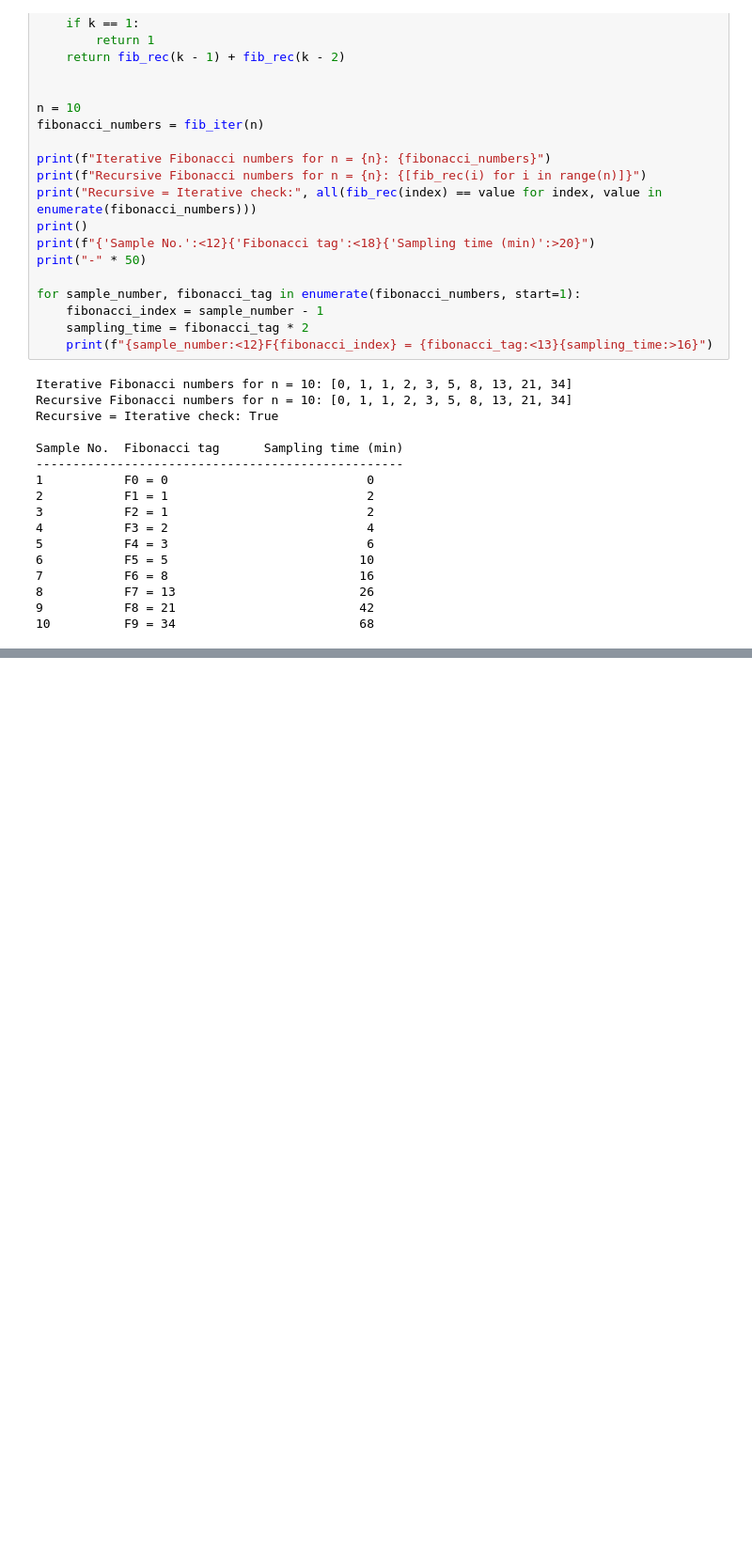
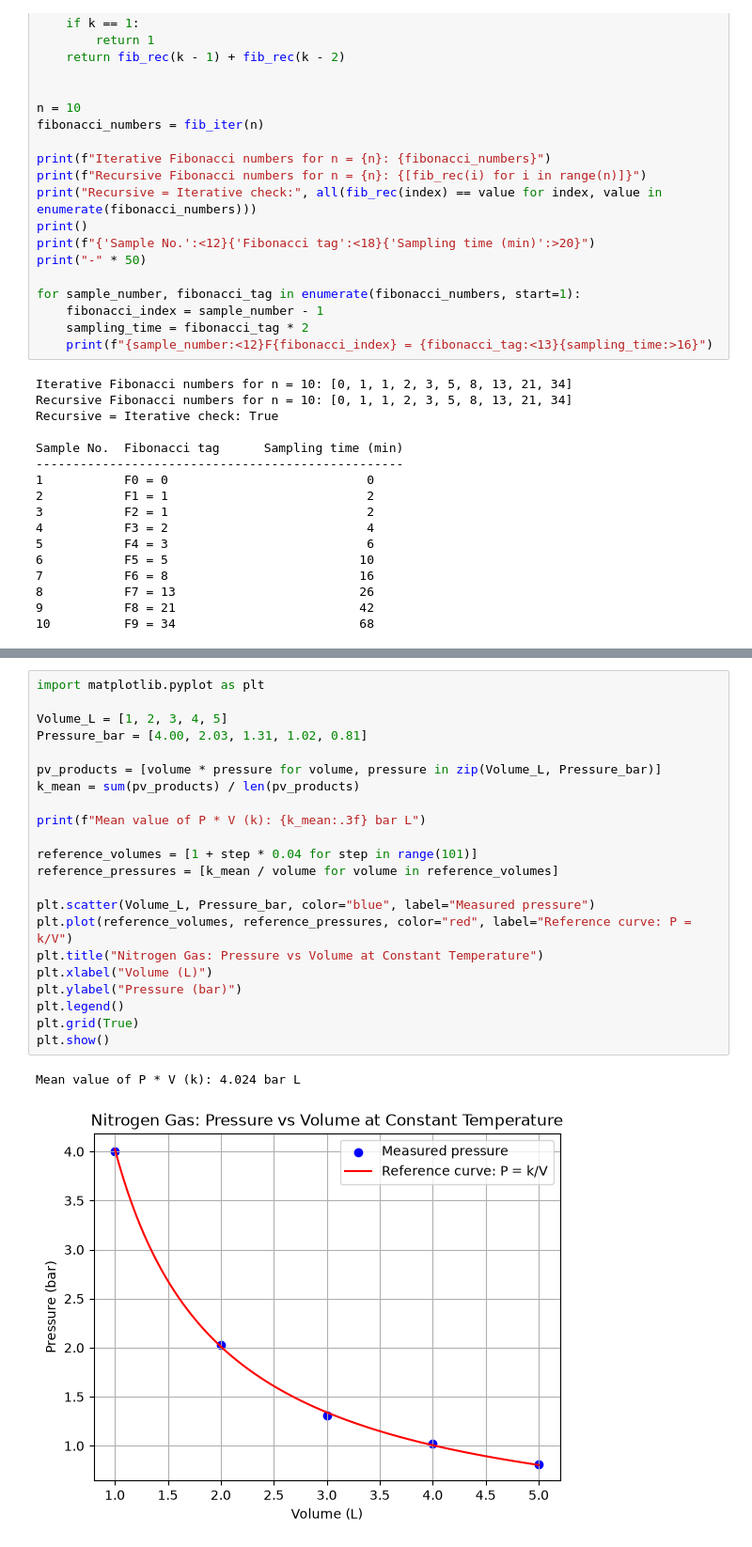
Before and after one commit to ishanvisomalwar1067/CP_Practical, a Jupyter notebook: Roll No_20251001067_SetA.ipynb, the cells around one changed output, grey strips where cells are left out. Shown at 94% size. Cells and saved outputs as stored; diff of their text form; blank space fills up the shorter version.

```diff
--- a/Roll No_20251001067_SetA.ipynb
+++ b/Roll No_20251001067_SetA.ipynb
@@ -248,0 +330,25 @@ Sample No.  Fibonacci tag      Sampling time (min)
+# %%
+import matplotlib.pyplot as plt
+
+Volume_L = [1, 2, 3, 4, 5]
+Pressure_bar = [4.00, 2.03, 1.31, 1.02, 0.81]
+
+pv_products = [volume * pressure for volume, pressure in zip(Volume_L, Pressure_bar)]
+k_mean = sum(pv_products) / len(pv_products)
+
+print(f"Mean value of P * V (k): {k_mean:.3f} bar L")
+
+reference_volumes = [1 + step * 0.04 for step in range(101)]
+reference_pressures = [k_mean / volume for volume in reference_volumes]
+
+plt.scatter(Volume_L, Pressure_bar, color="blue", label="Measured pressure")
+plt.plot(reference_volumes, reference_pressures, color="red", label="Reference curve: P = k/V")
+plt.title("Nitrogen Gas: Pressure vs Volume at Constant Temperature")
+plt.xlabel("Volume (L)")
+plt.ylabel("Pressure (bar)")
+plt.legend()
+plt.grid(True)
+plt.show()
+# %% [output]
+Mean value of P * V (k): 4.024 bar L
+[figure, added]
```
Also changed, not shown: parts of 2 cells of this notebook, 2 other files.
